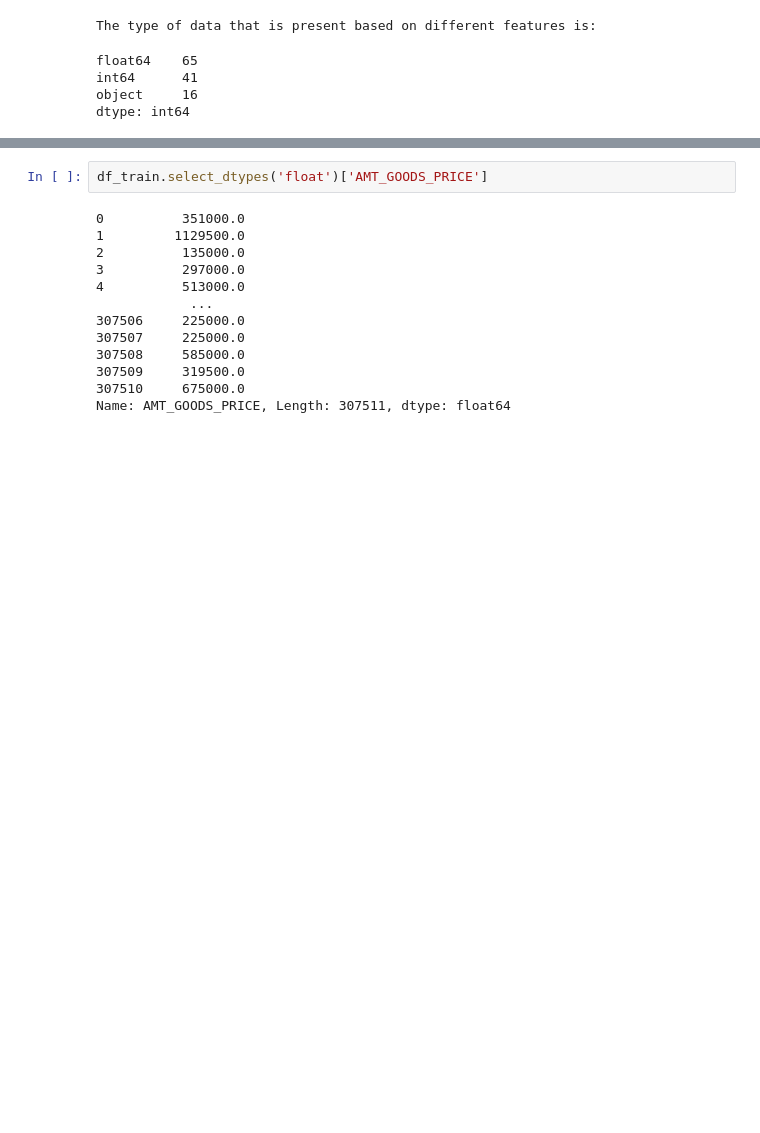
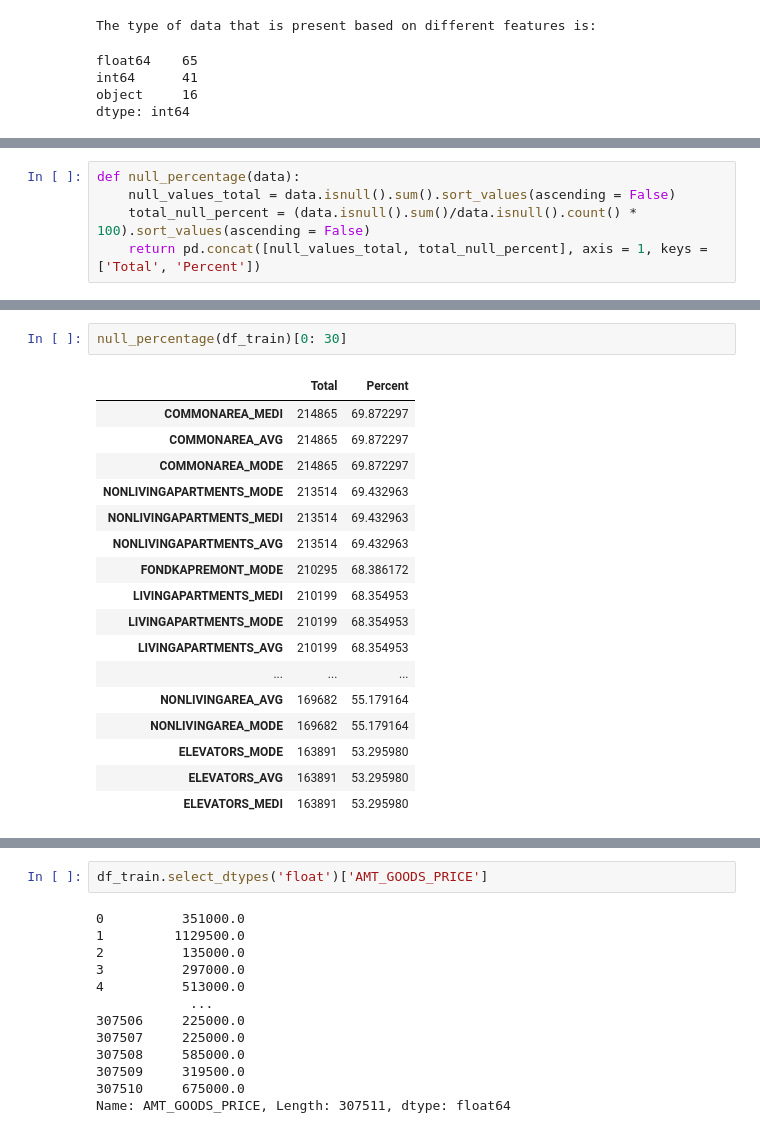
Before and after one commit to suhasmaddali/Predicting-Loan-Default-Using-Machine-Learning, a Jupyter notebook: Home Credit Python Project.ipynb, the cells around one changed output, grey strips where cells are left out. Drawn from its saved outputs; the diff is of its cells as text; blank space fills up the shorter version.

```diff
--- a/Home Credit Python Project.ipynb
+++ b/Home Credit Python Project.ipynb
@@ -46,0 +68,5 @@ df_train.head()
+# %%
+def null_percentage(data):
+    null_values_total = data.isnull().sum().sort_values(ascending = False)
+    total_null_percent = (data.isnull().sum()/data.isnull().count() * 100).sort_values(ascending = False)
+    return pd.concat([null_values_total, total_null_percent], axis = 1, keys = ['Total', 'Percent'])
@@ -46,0 +79,20 @@ df_train.head()
+# %%
+null_percentage(df_train)[0: 30]
+# %% [output]
+|  | Total | Percent |
+| COMMONAREA_MEDI | 214865 | 69.872297 |
+| COMMONAREA_AVG | 214865 | 69.872297 |
+| COMMONAREA_MODE | 214865 | 69.872297 |
+| NONLIVINGAPARTMENTS_MODE | 213514 | 69.432963 |
+| NONLIVINGAPARTMENTS_MEDI | 213514 | 69.432963 |
+| NONLIVINGAPARTMENTS_AVG | 213514 | 69.432963 |
+| FONDKAPREMONT_MODE | 210295 | 68.386172 |
+| LIVINGAPARTMENTS_MEDI | 210199 | 68.354953 |
+| LIVINGAPARTMENTS_MODE | 210199 | 68.354953 |
+| LIVINGAPARTMENTS_AVG | 210199 | 68.354953 |
+| ... | ... | ... |
+| NONLIVINGAREA_AVG | 169682 | 55.179164 |
+| NONLIVINGAREA_MODE | 169682 | 55.179164 |
+| ELEVATORS_MODE | 163891 | 53.295980 |
+| ELEVATORS_AVG | 163891 | 53.295980 |
+| ELEVATORS_MEDI | 163891 | 53.295980 |
```
Also changed, not shown: parts of 6 cells of this notebook.
